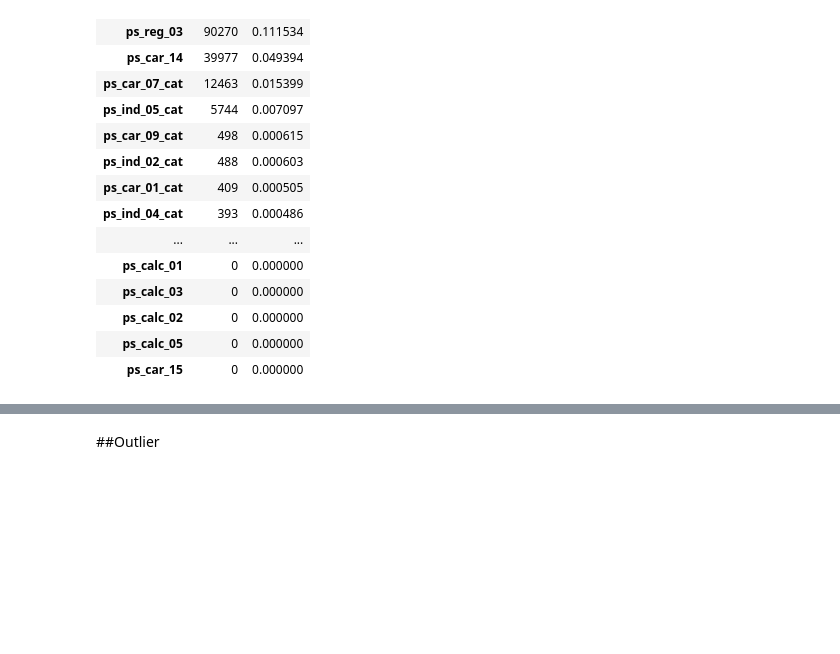
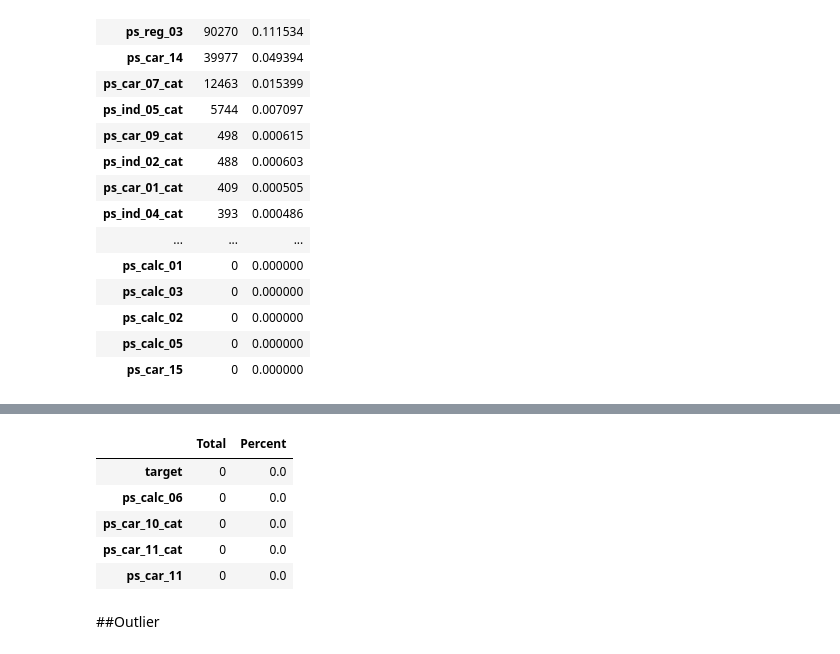
Before and after one commit to gbam-ds/FP-ML, a Jupyter notebook: Porto_Seguro.ipynb, the cells around one changed output, grey strips where cells are left out. Drawn from its saved outputs; the diff is of its cells as text; code cells hidden in the pictures; blank space fills up the shorter version.

```diff
--- a/Porto_Seguro.ipynb
+++ b/Porto_Seguro.ipynb
@@ -375,27 +347,34 @@ missing_data.head(18)
 # %%
-test['ps_car_03_cat'].fillna((test['ps_car_03_cat'].mode()), inplace=True)
-test['ps_car_05_cat'].fillna((test['ps_car_05_cat'].mode()), inplace=True)
-test['ps_car_07_cat'].fillna((test['ps_car_07_cat'].mode()), inplace=True)
-test['ps_ind_05_cat'].fillna((test['ps_ind_05_cat'].mode()), inplace=True)
-test['ps_car_09_cat'].fillna((test['ps_car_09_cat'].mode()), inplace=True)
-test['ps_ind_02_cat'].fillna((test['ps_ind_02_cat'].mode()), inplace=True)
-test['ps_car_01_cat'].fillna((test['ps_car_01_cat'].mode()), inplace=True)
-test['ps_ind_04_cat'].fillna((test['ps_ind_04_cat'].mode()), inplace=True)
-test['ps_car_02_cat'].fillna((test['ps_car_02_cat'].mode()), inplace=True)
+test['ps_car_03_cat'].fillna(test['ps_car_03_cat'].mode()[0], inplace=True)
+test['ps_car_05_cat'].fillna(test['ps_car_05_cat'].mode()[0], inplace=True)
+test['ps_car_07_cat'].fillna(test['ps_car_07_cat'].mode()[0], inplace=True)
+test['ps_ind_05_cat'].fillna(test['ps_ind_05_cat'].mode()[0], inplace=True)
+test['ps_car_09_cat'].fillna(test['ps_car_09_cat'].mode()[0], inplace=True)
+test['ps_ind_02_cat'].fillna(test['ps_ind_02_cat'].mode()[0], inplace=True)
+test['ps_car_01_cat'].fillna(test['ps_car_01_cat'].mode()[0], inplace=True)
+test['ps_ind_04_cat'].fillna(test['ps_ind_04_cat'].mode()[0], inplace=True)
+test['ps_car_02_cat'].fillna(test['ps_car_02_cat'].mode()[0], inplace=True)
 
 test['ps_reg_03'].fillna((test['ps_reg_03'].mean()), inplace=True)
 test['ps_car_14'].fillna((test['ps_car_14'].mean()), inplace=True)
 # %%
 total = test.isnull().sum().sort_values(ascending=False)
 
 percent = (test.isnull().sum()/test.isnull().count()).sort_values(ascending=False)
 
 missing_data = pd.concat(
      [total, percent],
       axis=1,
       keys=['Total', 'Percent'])
 
-missing_data.head(18)
+missing_data.head()
+# %% [output]
+|  | Total | Percent |
+| target | 0 | 0.0 |
+| ps_calc_06 | 0 | 0.0 |
+| ps_car_10_cat | 0 | 0.0 |
+| ps_car_11_cat | 0 | 0.0 |
+| ps_car_11 | 0 | 0.0 |
 # %% [markdown]
 ##Outlier
 # %%
```
Also changed, not shown: parts of 43 cells of this notebook.
